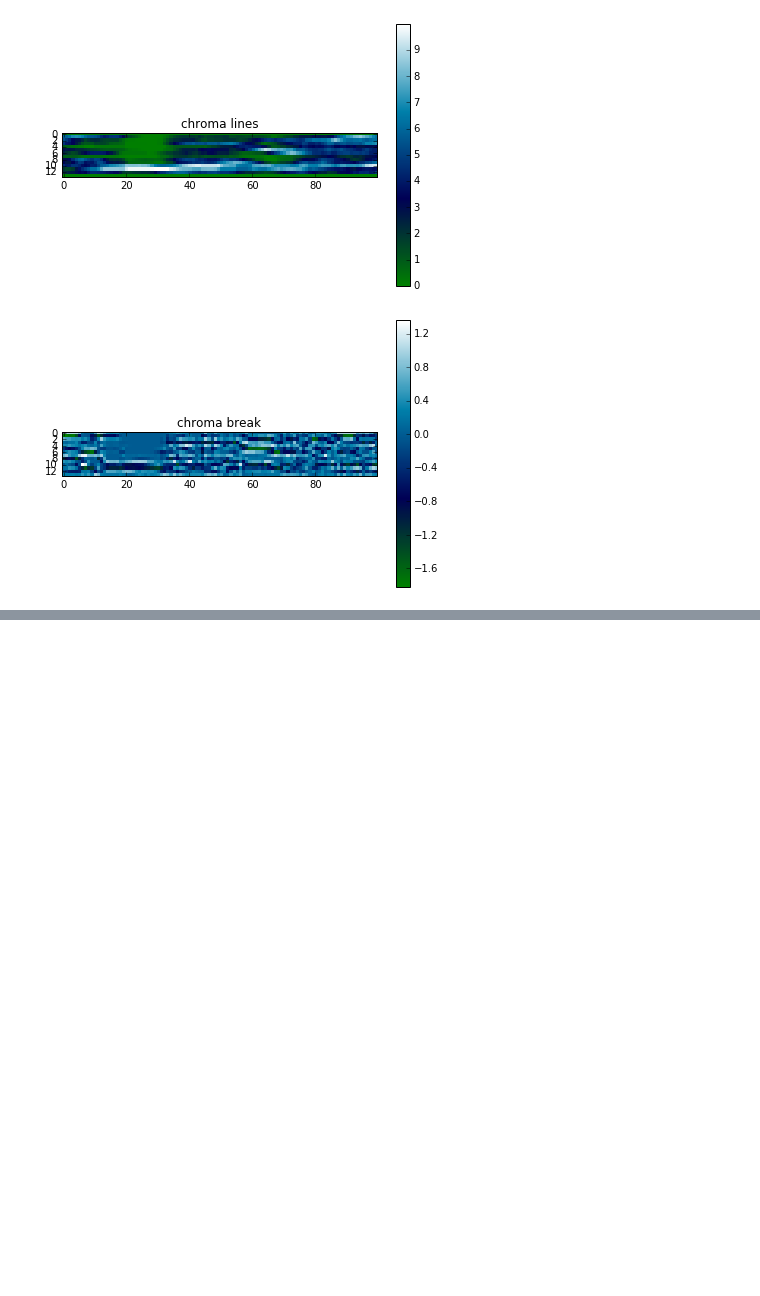
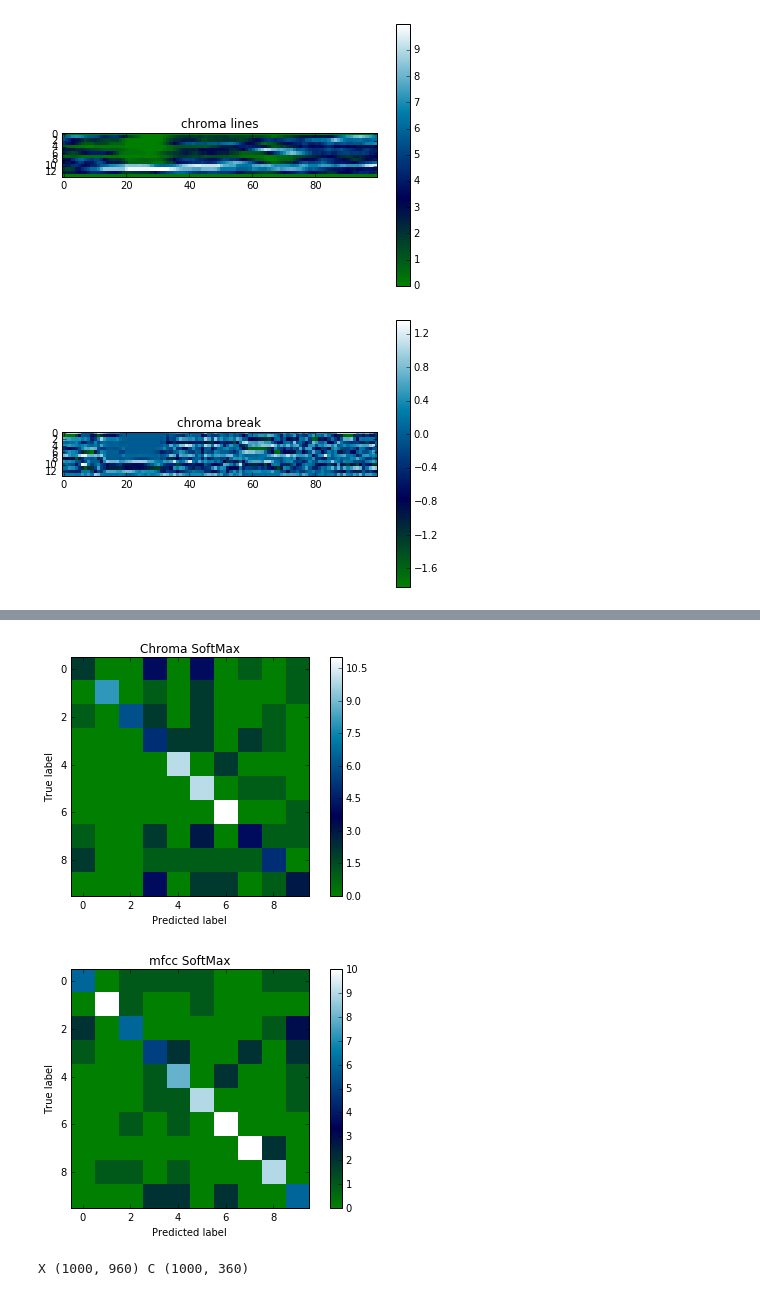
Before and after one commit to PrincetonUniversity/vox-music-classification, a Jupyter notebook: notebooks/exploratory-feature-analysis.ipynb, the cells around one changed output, grey strips where cells are left out. Saved outputs shown, nothing was run; the diff lists cells and outputs as text; code cells hidden in the pictures; blank space fills up the shorter version.

Commit message:
Took more features, added softmax code

```diff
--- a/notebooks/exploratory-feature-analysis.ipynb
+++ b/notebooks/exploratory-feature-analysis.ipynb
@@ -179,3 +181,18 @@ plt.show()
 [figure]
 [figure]
 [figure]
+# %%
+from sklearn.linear_model import LogisticRegressionCV
+num_clusters, exemplar = 3, 3
+X, Y = load_all_fv(num_clusters, exemplar)
+C, Y = load_chroma_fv(num_clusters, exemplar)
+trX, teX, trC, teC, trY, teY = train_test_split(X, C, Y, stratify=Y,
+                                      random_state=1, test_size=(1/8))
+trX, teX = whiten_train_test(trX, teX)
+trC, teC = whiten_train_test(trC, teC)
+regMFCC = LogisticRegressionCV(multi_class='multinomial', solver='lbfgs', n_jobs=8, cv=8)
+regMFCC.fit(trX, trY)
+print('softmax mfcc accuracies: train {} test {}'.format(regMFCC.score(trX, trY), regMFCC.score(teX, teY)))
+regChroma = LogisticRegressionCV(multi_class='multinomial', solver='lbfgs', n_jobs=8, cv=8)
+regChroma.fit(trC, trY)
+print('softmax chroma accuracies: train {} test {}'.format(regChroma.score(trC, trY), regChroma.score(teC, teY)))
@@ -181,0 +208,10 @@ plt.show()
+# %%
+plot_confusion_matrix(confusion_matrix(teY, regChroma.predict(teC)), title='Chroma SoftMax')
+plt.show()
+plot_confusion_matrix(confusion_matrix(teY, regMFCC.predict(teX)), title='mfcc SoftMax')
+plt.show()
+print('X', X.shape, 'C', C.shape)
+# %% [output]
+[figure, added]
+[figure, added]
+X (1000, 960) C (1000, 360)
```
Also changed, not shown: parts of 2 cells of this notebook, 7 other files.
